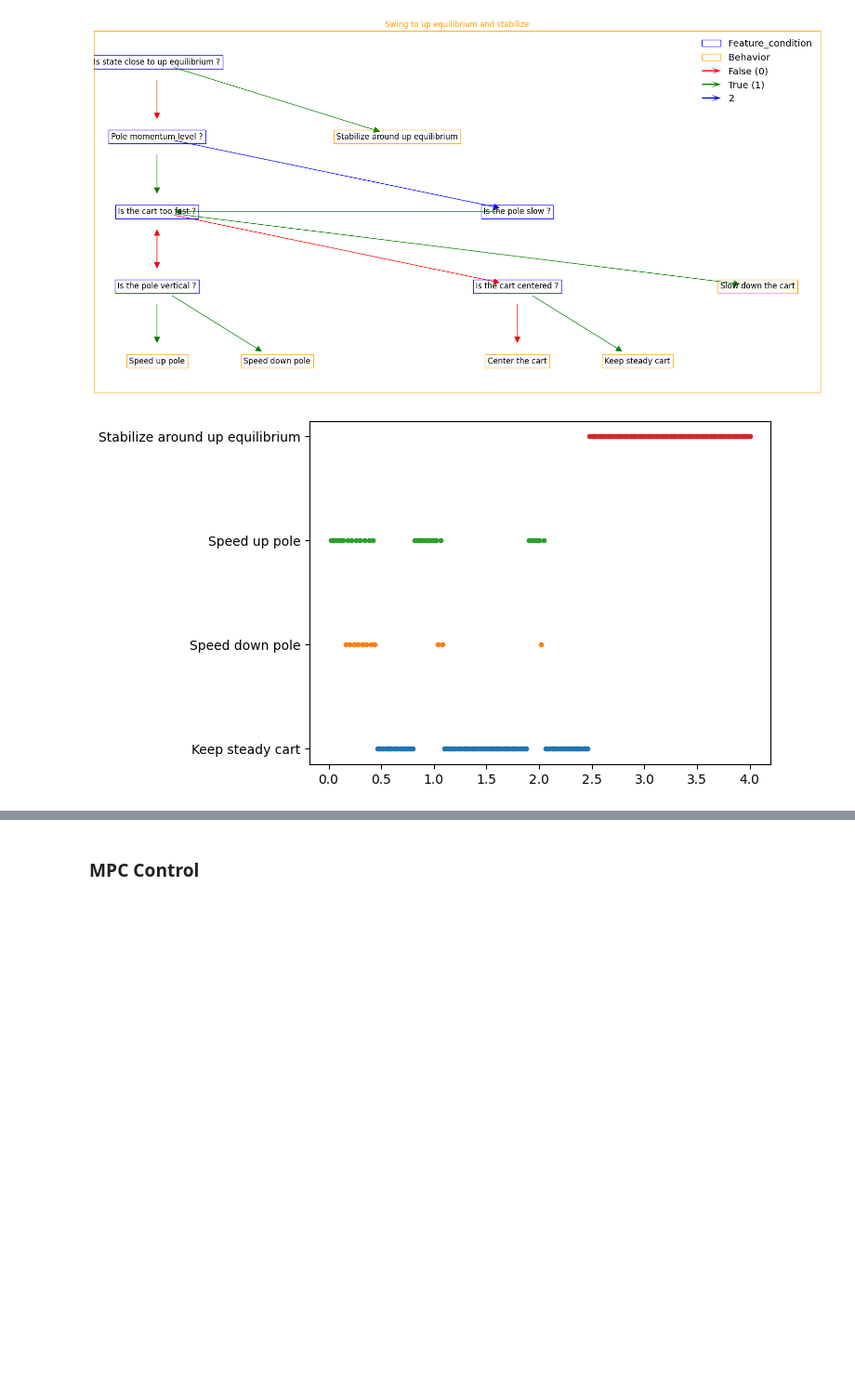
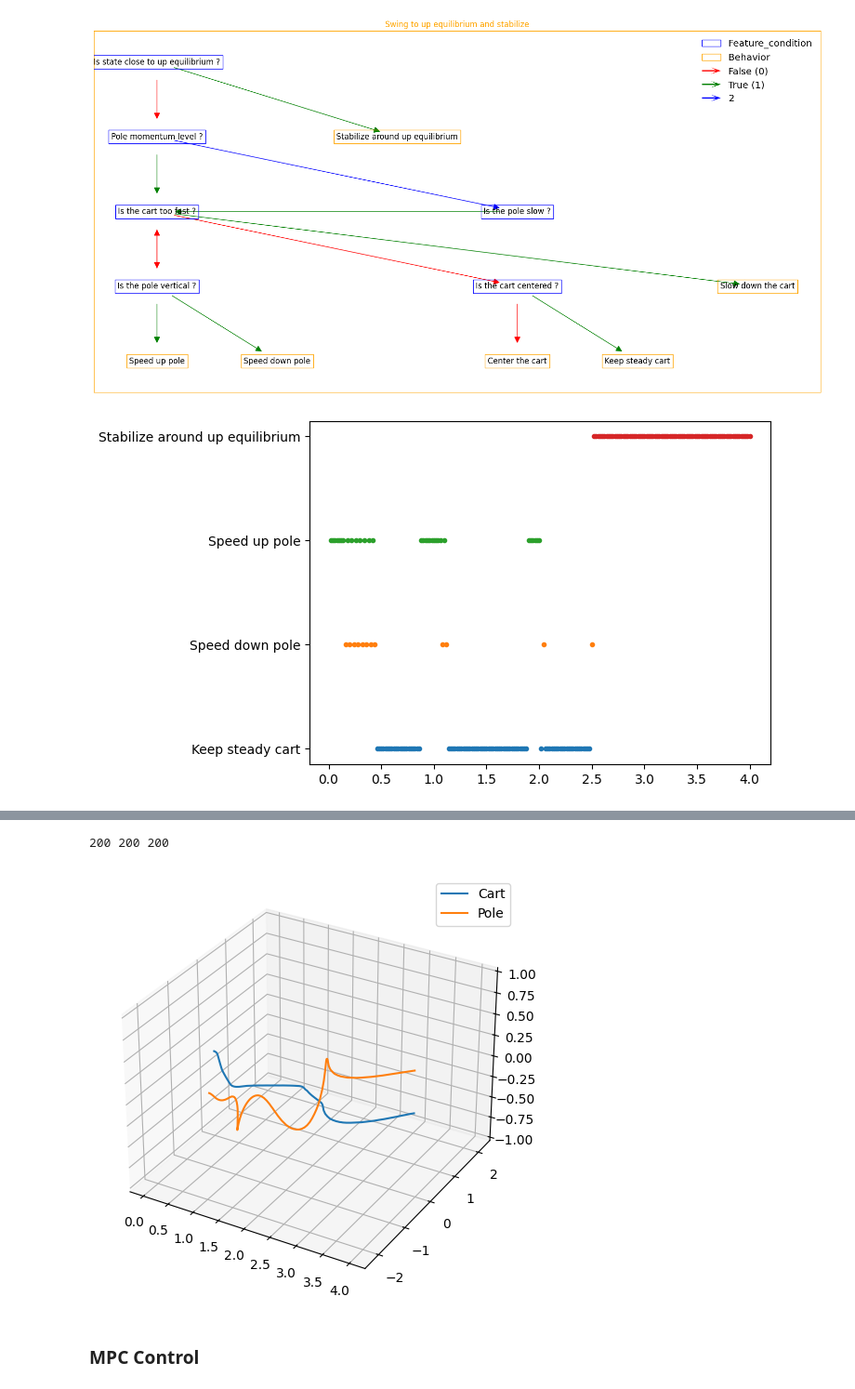
Before and after one commit to MathisFederico/ControlGym, a Jupyter notebook: notebooks/cartpole.ipynb, the cells around one changed output, grey strips where cells are left out. Shown: that part at 93% size. Saved outputs shown, nothing was run; the diff lists cells and outputs as text; code cells hidden in the pictures; blank space fills up the shorter version.

Commit message:
💄 Add 3d graph for cartpole

```diff
--- a/notebooks/cartpole.ipynb
+++ b/notebooks/cartpole.ipynb
@@ -126,14 +138,25 @@ show_video()
 # %% [markdown]
 ### HEBG + LQR
 # %%
+import control as ct
+
 from hebg import HEBGraph, FeatureCondition, Behavior
 from hebg.unrolling import unroll_graph
+
+from controlgym.envs.cartpole import get_cartpole_linear_model
+from controlgym.agents.control import LinearControlAgent
 
 def get_cartpole_linear_lqr_gain(model: ct.StateSpace):
     Qx1 = np.diag([10, 1, 100, 1000])
     Qu1a = np.diag([0.1])
     K, _, _ = ct.lqr(model, Qx1, Qu1a)
     return np.array(K)
+
+
+class DiscreteLinearControlAgent(LinearControlAgent):
+    def act(self, observation):
+        continuous_action = LinearControlAgent.act(self, observation)
+        return int(continuous_action[0] > 0)
 
 
 call_history = []
@@ -376,15 +399,24 @@ plt.show()
 # %%
 from controlgym.agents import HEBGAgent
 from controlgym.plotting import plot_hebg_call_history
 
 swing_up_hebg_agent = HEBGAgent(swing_up_behavior)
 call_history = []
 observations, actions, times = record_video(env, swing_up_hebg_agent, steptime=env.tau)
 plot_hebg_call_history(times, call_history)
 show_video()
+plot_cartpole_history(
+    times,
+    observations[:,0],
+    observations[:, 2],
+    env.length,
+    env.x_threshold
+)
 # %% [output]
-[figure, old version]
+[figure, new version]
 [interactive output not drawn]
+200 200 200
+[figure, added]
 # %% [markdown]
 ### MPC Control
 # %%
```
Also changed, not shown: parts of 5 cells of this notebook, 1 other file.
